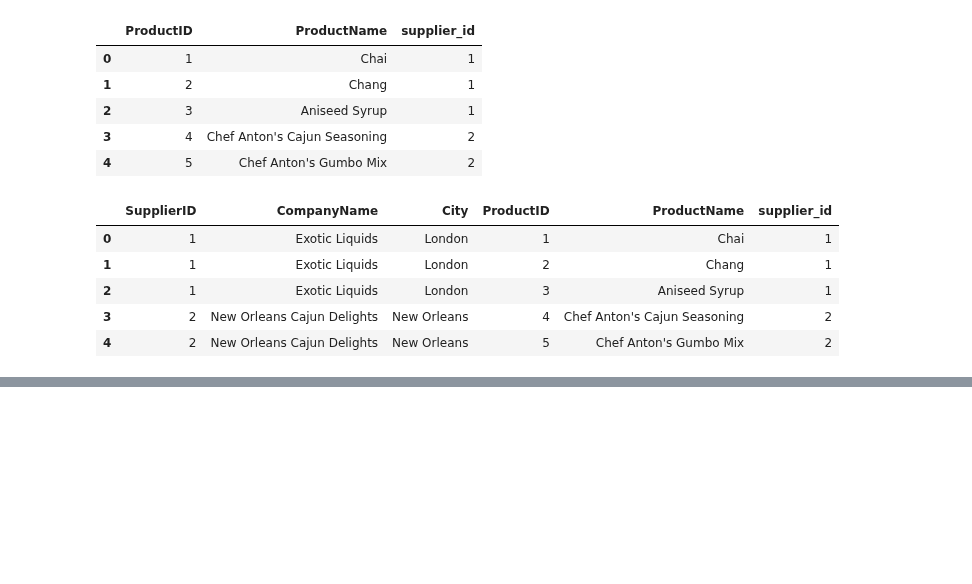
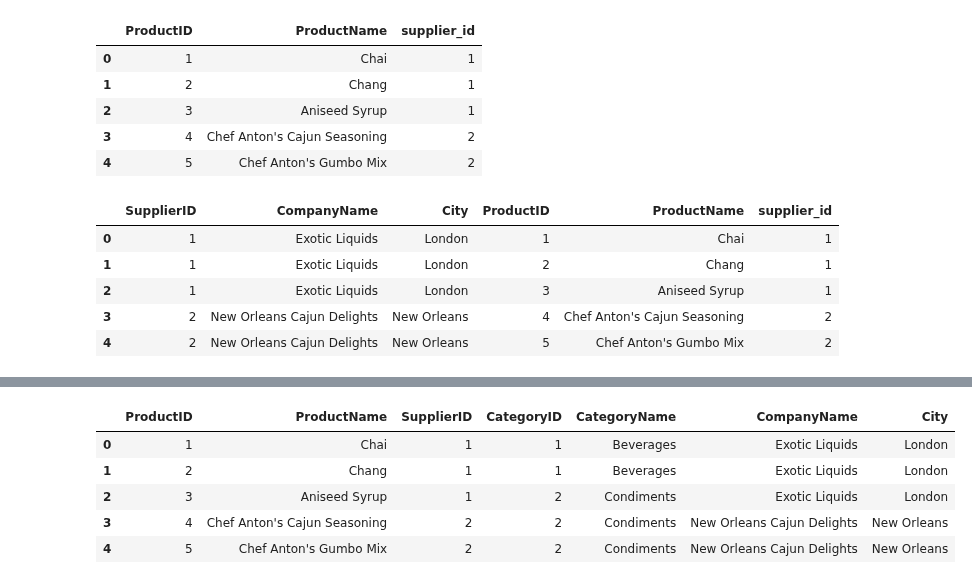
Before and after one commit to Byienio/Pandas_pg, a Jupyter notebook: MergningDataFrames.ipynb, the cells around one changed output, grey strips where cells are left out. Cells and saved outputs as stored; diff of their text form; code cells hidden in the pictures; blank space fills up the shorter version.

Commit message:
Multiple object merge

```diff
--- a/MergningDataFrames.ipynb
+++ b/MergningDataFrames.ipynb
@@ -327,0 +330,13 @@ suppliers.merge(products,how='inner',left_on='SupplierID',right_on='supplier_id'
+# %%
+suppliers = pd.read_csv("data/data/northwind-mongo-master/suppliers.csv",
+usecols=["SupplierID","CompanyName","City"])
+# %%
+products = pd.read_csv("data/data/northwind-mongo-master/products.csv",
+usecols=['ProductID','ProductName','SupplierID',"CategoryID"])
+# %%
+categories = pd.read_csv("data/data/northwind-mongo-master/categories1.csv",
+usecols=['CategoryID','CategoryName'],
+index_col="CategoryID")
+# %%
+prod_cat = products.merge(categories,how='inner',left_on='CategoryID',right_index=True)
+prod_cat.head()
@@ -327,0 +350,10 @@ suppliers.merge(products,how='inner',left_on='SupplierID',right_on='supplier_id'
+# %%
+prod_cat_sup = prod_cat.merge(suppliers,how='inner',on='SupplierID')
+prod_cat_sup.head()
+# %% [output]
+|  | ProductID | ProductName | SupplierID | CategoryID | CategoryName | CompanyName | City |
+| 0 | 1 | Chai | 1 | 1 | Beverages | Exotic Liquids | London |
+| 1 | 2 | Chang | 1 | 1 | Beverages | Exotic Liquids | London |
+| 2 | 3 | Aniseed Syrup | 1 | 2 | Condiments | Exotic Liquids | London |
+| 3 | 4 | Chef Anton's Cajun Seasoning | 2 | 2 | Condiments | New Orleans Cajun Delights | New Orleans |
+| 4 | 5 | Chef Anton's Gumbo Mix | 2 | 2 | Condiments | New Orleans Cajun Delights | New Orleans |
```
Also changed, not shown: parts of 3 cells of this notebook.
